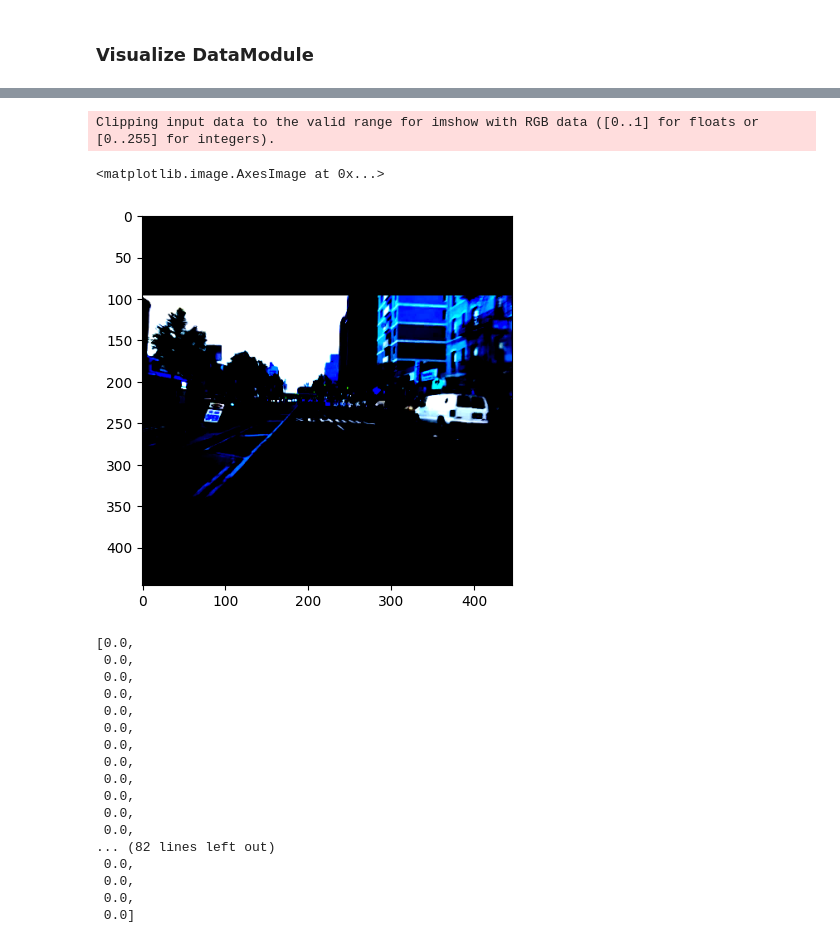
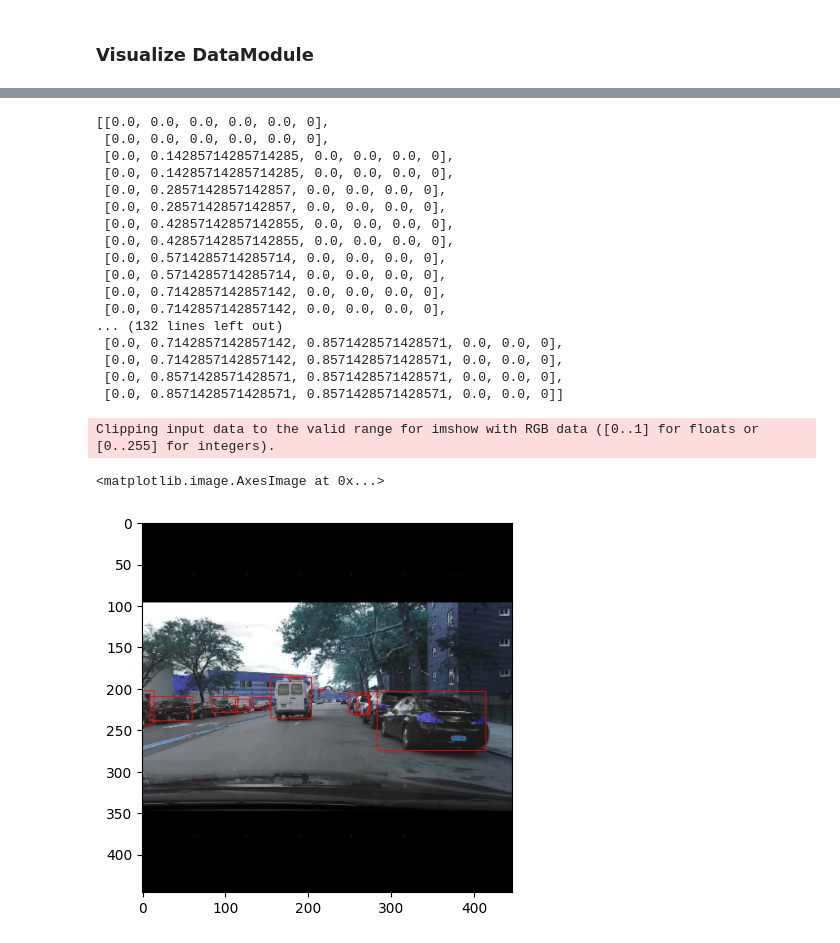
Before and after one commit to watanka/OBJECT_DETECTION, a Jupyter notebook: dataprocessing.ipynb, the cells around one changed output, grey strips where cells are left out. Drawn from its saved outputs; the diff is of its cells as text; code cells hidden in the pictures.

```diff
--- a/dataprocessing.ipynb
+++ b/dataprocessing.ipynb
@@ -264,29 +226,31 @@ test_bbox_batch
-# %%
-plt.imshow(test_img_batch[0].permute(1,2,0).detach().numpy())
-# %% [output]
-Clipping input data to the valid range for imshow with RGB data ([0..1] for floats or [0..255] for integers).
-<matplotlib.image.AxesImage at 0x...>
-[figure, removed]
 # %%
 from YOLOv1.utils import convert_labelgrid, decode_labelgrid
 
-[d[3] for d in decode_labelgrid(train_label_grid_batch[0], 2, 13)]
+[d[:10] for d in decode_labelgrid(train_label_grid_batch[7], 2, 13)]
 # %% [output]
-[0.0,
- 0.0,
- 0.0,
- 0.0,
- 0.0,
- 0.0,
- 0.0,
- 0.0,
- 0.0,
- 0.0,
- 0.0,
- 0.0,
-... (82 lines left out)
- 0.0,
- 0.0,
- 0.0,
- 0.0]
+[[0.0, 0.0, 0.0, 0.0, 0.0, 0],
+ [0.0, 0.0, 0.0, 0.0, 0.0, 0],
+ [0.0, 0.14285714285714285, 0.0, 0.0, 0.0, 0],
+ [0.0, 0.14285714285714285, 0.0, 0.0, 0.0, 0],
+ [0.0, 0.2857142857142857, 0.0, 0.0, 0.0, 0],
+ [0.0, 0.2857142857142857, 0.0, 0.0, 0.0, 0],
+ [0.0, 0.42857142857142855, 0.0, 0.0, 0.0, 0],
+ [0.0, 0.42857142857142855, 0.0, 0.0, 0.0, 0],
+ [0.0, 0.5714285714285714, 0.0, 0.0, 0.0, 0],
+ [0.0, 0.5714285714285714, 0.0, 0.0, 0.0, 0],
+ [0.0, 0.7142857142857142, 0.0, 0.0, 0.0, 0],
+ [0.0, 0.7142857142857142, 0.0, 0.0, 0.0, 0],
+... (132 lines left out)
+ [0.0, 0.7142857142857142, 0.8571428571428571, 0.0, 0.0, 0],
+ [0.0, 0.7142857142857142, 0.8571428571428571, 0.0, 0.0, 0],
+ [0.0, 0.8571428571428571, 0.8571428571428571, 0.0, 0.0, 0],
+ [0.0, 0.8571428571428571, 0.8571428571428571, 0.0, 0.0, 0]]
+# %%
+
+
+plt.imshow(visualize_gridbbox(test_img_batch[3]/255., test_label_grid_batch[3]))
+# %% [output]
+Clipping input data to the valid range for imshow with RGB data ([0..1] for floats or [0..255] for integers).
+<matplotlib.image.AxesImage at 0x...>
+[figure, added]
 # %%
```
Also changed, not shown: parts of 6 cells of this notebook, 6 other files.
